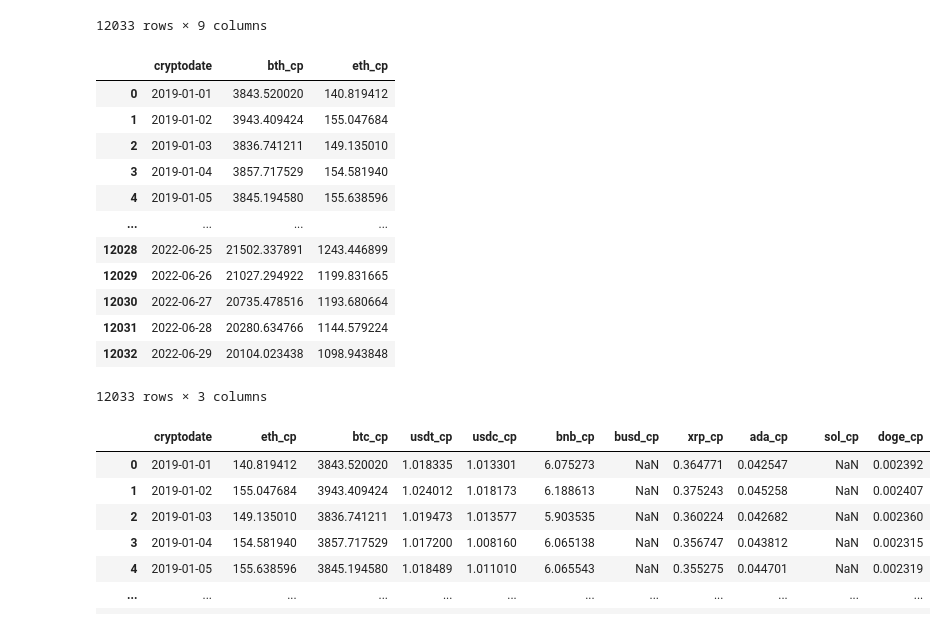
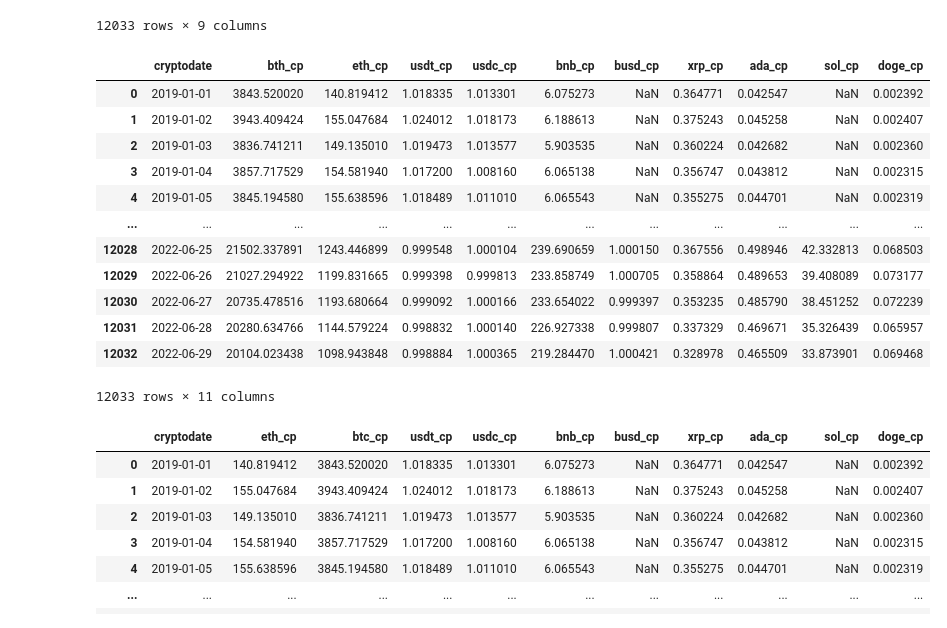
Before and after one commit to abelunbound/com724, a Jupyter notebook: Com724AE2Backup.ipynb, the cells around one changed output. Drawn from its saved outputs; the diff is of its cells as text; code cells hidden in the pictures.

```diff
--- a/Com724AE2Backup.ipynb
+++ b/Com724AE2Backup.ipynb
@@ -143,53 +143,78 @@ cryp_master_cp
 btc_cp_join = BTC_crypto_data.drop(columns=['Open', 'High', 'Low', 'Volume', 'Dividends', 'Stock Splits', 'crypto_ticker'])
 cryp_master_cp = cryp_master_cp.set_index('cryptodate').join(btc_cp_join.set_index('cryptodate'), on='cryptodate')
 cryp_master_cp.rename(columns = {'Close':'bth_cp'}, inplace = True)
 cryp_master_cp = cryp_master_cp.rename_axis('cryptodate').reset_index()
 
 #ETH column
 eth_cp_join = ETH_crypto_data.drop(columns=['Open', 'High', 'Low', 'Volume', 'Dividends', 'Stock Splits', 'crypto_ticker'])
 cryp_master_cp = cryp_master_cp.set_index('cryptodate').join(eth_cp_join.set_index('cryptodate'), on='cryptodate')
 cryp_master_cp.rename(columns = {'Close':'eth_cp'}, inplace = True)
 cryp_master_cp = cryp_master_cp.rename_axis('cryptodate').reset_index()
 
 #USDT column
+usdt_cp_join = USDT_crypto_data.drop(columns=['Open', 'High', 'Low', 'Volume', 'Dividends', 'Stock Splits', 'crypto_ticker'])
+cryp_master_cp = cryp_master_cp.set_index('cryptodate').join(usdt_cp_join.set_index('cryptodate'), on='cryptodate')
+cryp_master_cp.rename(columns = {'Close':'usdt_cp'}, inplace = True)
+cryp_master_cp = cryp_master_cp.rename_axis('cryptodate').reset_index()
 
 #USDC column
+usdc_cp_join = USDC_crypto_data.drop(columns=['Open', 'High', 'Low', 'Volume', 'Dividends', 'Stock Splits', 'crypto_ticker'])
+cryp_master_cp = cryp_master_cp.set_index('cryptodate').join(usdc_cp_join.set_index('cryptodate'), on='cryptodate')
+cryp_master_cp.rename(columns = {'Close':'usdc_cp'}, inplace = True)
+cryp_master_cp = cryp_master_cp.rename_axis('cryptodate').reset_index()
 
 #BNB column
-
+bnb_cp_join = BNB_crypto_data.drop(columns=['Open', 'High', 'Low', 'Volume', 'Dividends', 'Stock Splits', 'crypto_ticker'])
+cryp_master_cp = cryp_master_cp.set_index('cryptodate').join(bnb_cp_join.set_index('cryptodate'), on='cryptodate')
+cryp_master_cp.rename(columns = {'Close':'bnb_cp'}, inplace = True)
+cryp_master_cp = cryp_master_cp.rename_axis('cryptodate').reset_index()
 
 #BUSD column
+busd_cp_join = BUSD_crypto_data.drop(columns=['Open', 'High', 'Low', 'Volume', 'Dividends', 'Stock Splits', 'crypto_ticker'])
+cryp_master_cp = cryp_master_cp.set_index('cryptodate').join(busd_cp_join.set_index('cryptodate'), on='cryptodate')
+cryp_master_cp.rename(columns = {'Close':'busd_cp'}, inplace = True)
+cryp_master_cp = cryp_master_cp.rename_axis('cryptodate').reset_index()
 
 #XRP column
-allcrypto_cp = allcrypto_cp.merge(XRP_crypto_data, how='left', on='cryptodate')
-allcrypto_cp = allcrypto_cp.drop(columns=['Open', 'High', 'Low', 'Volume', 'Dividends', 'Stock Splits', 'crypto_ticker'])
-allcrypto_cp.rename(columns = {'Close':'xrp_cp'}, inplace = True)
+xrp_cp_join = XRP_crypto_data.drop(columns=['Open', 'High', 'Low', 'Volume', 'Dividends', 'Stock Splits', 'crypto_ticker'])
+cryp_master_cp = cryp_master_cp.set_index('cryptodate').join(xrp_cp_join.set_index('cryptodate'), on='cryptodate')
+cryp_master_cp.rename(columns = {'Close':'xrp_cp'}, inplace = True)
+cryp_master_cp = cryp_master_cp.rename_axis('cryptodate').reset_index()
 
 #ADA column
-
+ada_cp_join = ADA_crypto_data.drop(columns=['Open', 'High', 'Low', 'Volume', 'Dividends', 'Stock Splits', 'crypto_ticker'])
+cryp_master_cp = cryp_master_cp.set_index('cryptodate').join(ada_cp_join.set_index('cryptodate'), on='cryptodate')
+cryp_master_cp.rename(columns = {'Close':'ada_cp'}, inplace = True)
+cryp_master_cp = cryp_master_cp.rename_axis('cryptodate').reset_index()
 
 #SOL column
+sol_cp_join = SOL_crypto_data.drop(columns=['Open', 'High', 'Low', 'Volume', 'Dividends', 'Stock Splits', 'crypto_ticker'])
+cryp_master_cp = cryp_master_cp.set_index('cryptodate').join(sol_cp_join.set_index('cryptodate'), on='cryptodate')
+cryp_master_cp.rename(columns = {'Close':'sol_cp'}, inplace = True)
+cryp_master_cp = cryp_master_cp.rename_axis('cryptodate').reset_index()
 
 #DOGE column
-
-
+doge_cp_join = DOGE_crypto_data.drop(columns=['Open', 'High', 'Low', 'Volume', 'Dividends', 'Stock Splits', 'crypto_ticker'])
+cryp_master_cp = cryp_master_cp.set_index('cryptodate').join(doge_cp_join.set_index('cryptodate'), on='cryptodate')
+cryp_master_cp.rename(columns = {'Close':'doge_cp'}, inplace = True)
+cryp_master_cp = cryp_master_cp.rename_axis('cryptodate').reset_index()
 
 
 cryp_master_cp
 # %% [output]
-|  | cryptodate | bth_cp | eth_cp |
-| 0 | 2019-01-01 | 3843.520020 | 140.819412 |
-| 1 | 2019-01-02 | 3943.409424 | 155.047684 |
-| 2 | 2019-01-03 | 3836.741211 | 149.135010 |
-| 3 | 2019-01-04 | 3857.717529 | 154.581940 |
-| 4 | 2019-01-05 | 3845.194580 | 155.638596 |
-| ... | ... | ... | ... |
-| 12028 | 2022-06-25 | 21502.337891 | 1243.446899 |
-| 12029 | 2022-06-26 | 21027.294922 | 1199.831665 |
-| 12030 | 2022-06-27 | 20735.478516 | 1193.680664 |
-| 12031 | 2022-06-28 | 20280.634766 | 1144.579224 |
-| 12032 | 2022-06-29 | 20104.023438 | 1098.943848 |
+|  | cryptodate | bth_cp | eth_cp | usdt_cp | usdc_cp | bnb_cp | busd_cp | xrp_cp | ada_cp | sol_cp | doge_cp |
+| 0 | 2019-01-01 | 3843.520020 | 140.819412 | 1.018335 | 1.013301 | 6.075273 | NaN | 0.364771 | 0.042547 | NaN | 0.002392 |
+| 1 | 2019-01-02 | 3943.409424 | 155.047684 | 1.024012 | 1.018173 | 6.188613 | NaN | 0.375243 | 0.045258 | NaN | 0.002407 |
+| 2 | 2019-01-03 | 3836.741211 | 149.135010 | 1.019473 | 1.013577 | 5.903535 | NaN | 0.360224 | 0.042682 | NaN | 0.002360 |
+| 3 | 2019-01-04 | 3857.717529 | 154.581940 | 1.017200 | 1.008160 | 6.065138 | NaN | 0.356747 | 0.043812 | NaN | 0.002315 |
+| 4 | 2019-01-05 | 3845.194580 | 155.638596 | 1.018489 | 1.011010 | 6.065543 | NaN | 0.355275 | 0.044701 | NaN | 0.002319 |
+| ... | ... | ... | ... | ... | ... | ... | ... | ... | ... | ... | ... |
+| 12028 | 2022-06-25 | 21502.337891 | 1243.446899 | 0.999548 | 1.000104 | 239.690659 | 1.000150 | 0.367556 | 0.498946 | 42.332813 | 0.068503 |
+| 12029 | 2022-06-26 | 21027.294922 | 1199.831665 | 0.999398 | 0.999813 | 233.858749 | 1.000705 | 0.358864 | 0.489653 | 39.408089 | 0.073177 |
+| 12030 | 2022-06-27 | 20735.478516 | 1193.680664 | 0.999092 | 1.000166 | 233.654022 | 0.999397 | 0.353235 | 0.485790 | 38.451252 | 0.072239 |
+| 12031 | 2022-06-28 | 20280.634766 | 1144.579224 | 0.998832 | 1.000140 | 226.927338 | 0.999807 | 0.337329 | 0.469671 | 35.326439 | 0.065957 |
+| 12032 | 2022-06-29 | 20104.023438 | 1098.943848 | 0.998884 | 1.000365 | 219.284470 | 1.000421 | 0.328978 | 0.465509 | 33.873901 | 0.069468 |
-12033 rows × 3 columns
+12033 rows × 11 columns
 # %%
 # Using .merge() function to prepare a table of closing prices to conduct correlation analysis
 
```
